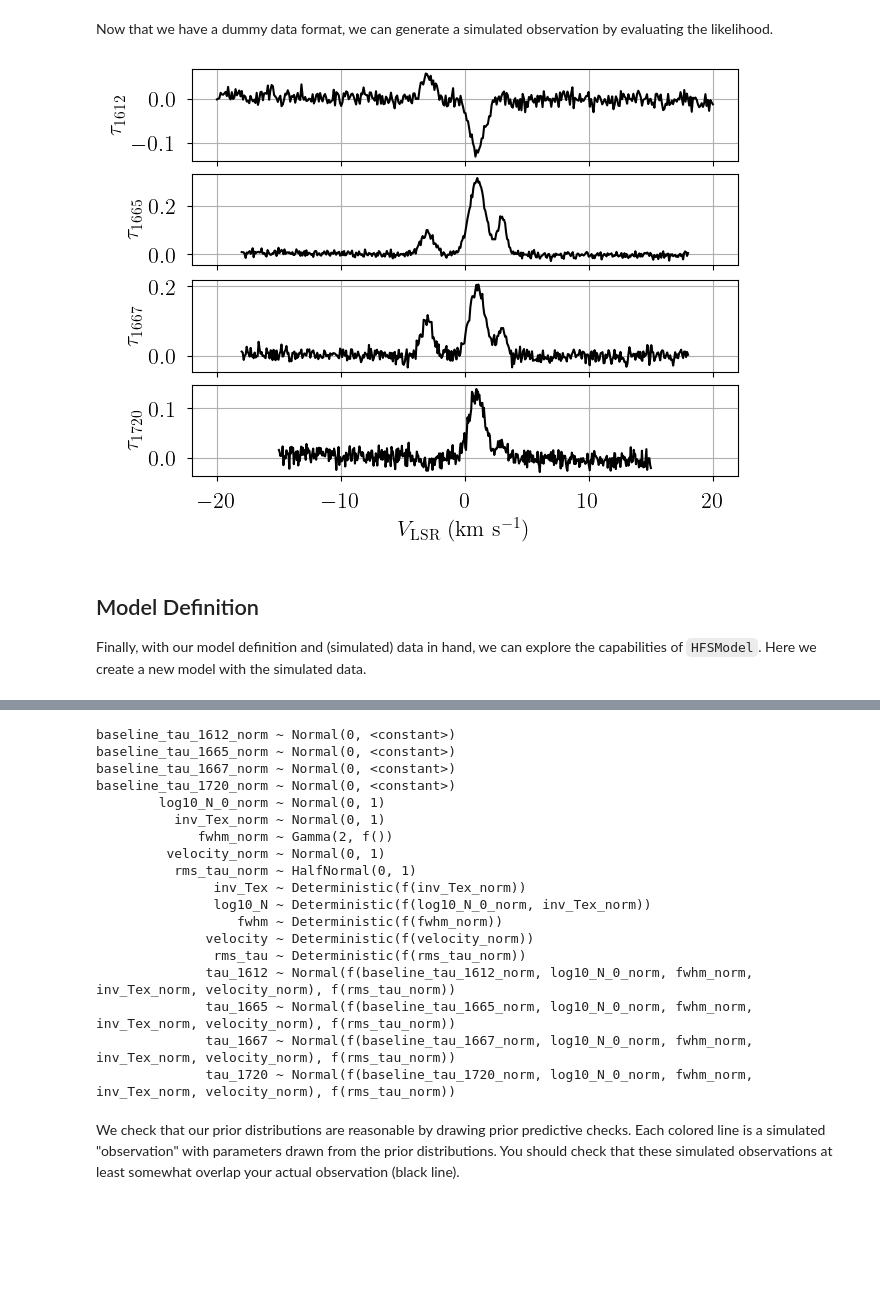
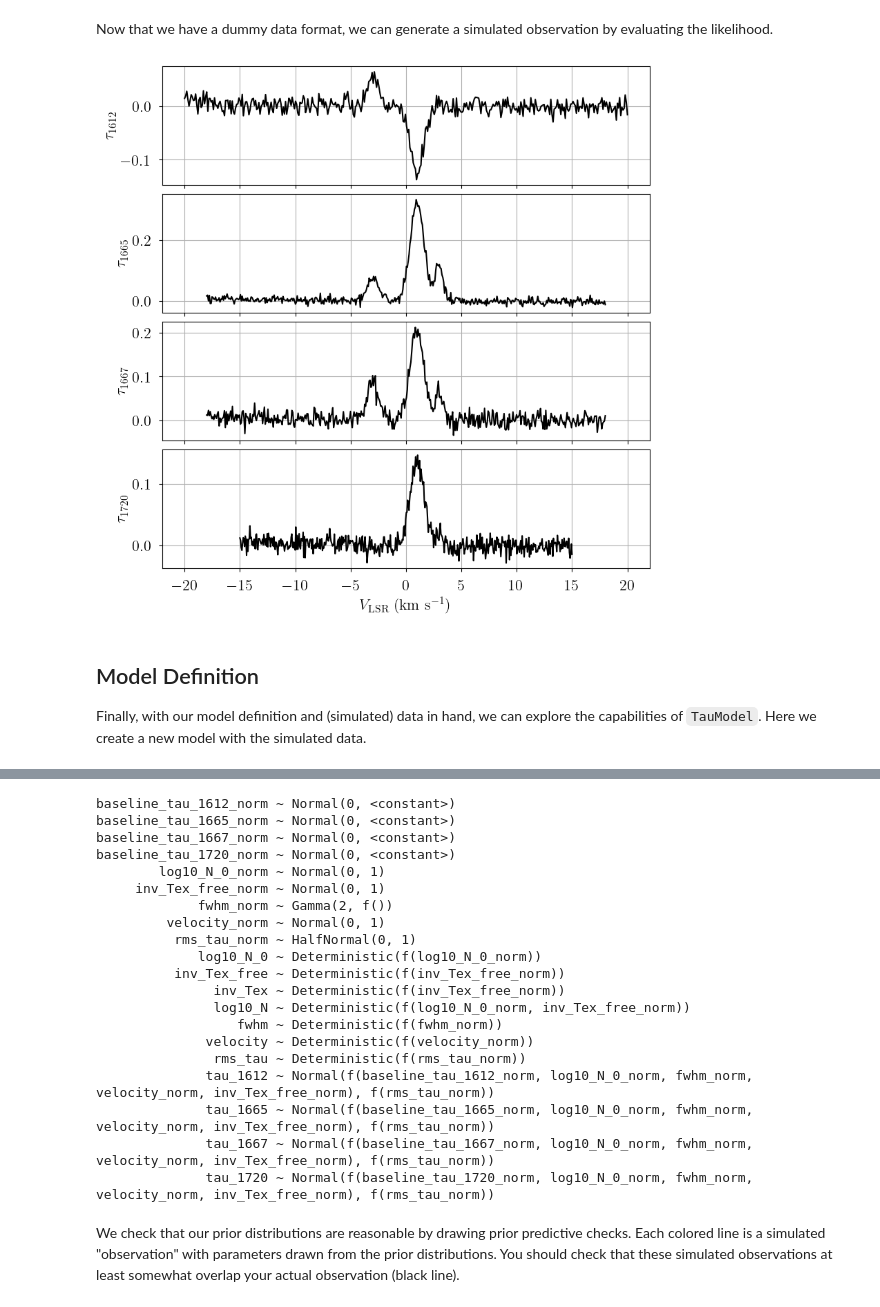
Before and after one commit to tvwenger/amoeba2, a Jupyter notebook: docs/source/notebooks/tau_model.ipynb, the cells around one changed output, grey strips where cells are left out. Saved outputs shown, nothing was run; the diff lists cells and outputs as text; code cells hidden in the pictures; blank space fills up the shorter version.

```diff
--- a/docs/source/notebooks/tau_model.ipynb
+++ b/docs/source/notebooks/tau_model.ipynb
@@ -65,12 +65,18 @@ tau = {label: rms_tau[label] * np.random.randn(len(velo_axis[label])) for label
 
 # TauModel expects four observations
 dummy_data = {
-    f"tau_{label}": SpecData(velo_axis[label], tau[label], rms_tau[label], xlabel=r"$V_{\rm LSR}$ (km s$^{-1}$)", ylabel=r"$\tau_{"+f"{label}"+r"}$")
+    f"tau_{label}": SpecData(
+        velo_axis[label],
+        tau[label],
+        rms_tau[label],
+        xlabel=r"$V_{\rm LSR}$ (km s$^{-1}$)",
+        ylabel=r"$\tau_{"+f"{label}"+r"}$"
+    )
     for label in velo_axis.keys()
 }
 
 # Plot dummy data
-fig, axes = plt.subplots(4, sharex=True, layout="constrained")
+fig, axes = plt.subplots(4, sharex=True, layout="constrained", figsize=(8, 8))
 for ax, dummy_datum in zip(axes, dummy_data.values()):
     ax.plot(dummy_datum.spectral, dummy_datum.brightness, "k-")
     ax.set_ylabel(dummy_datum.ylabel)
@@ -101,22 +107,21 @@ model.add_priors(
 model.add_likelihood()
 # %%
 # Evaluate likelihood for given model parameters
-# excitation temperature sum rule
-inv_Tex_free = np.array([[0.2, -0.2, 0.06], [0.06, 0.1, 0.2], [0.06, 0.06, 0.1]])
-inv_Tex_1720 = (
-    inv_Tex_free[1] * model.mol_data["freq"][1]
-    + inv_Tex_free[2] * model.mol_data["freq"][2]
-    - inv_Tex_free[0] * model.mol_data["freq"][0]
-) / model.mol_data["freq"][3]
-inv_Tex = np.concatenate([inv_Tex_free, inv_Tex_1720[None]], axis=0)
+# excitation temperature for 1612, 1665, and 1667 MHz
+inv_Tex_free = np.array([
+    [0.2, -0.2, 0.06], # cloud 0
+    [0.06, 0.1, 0.2], # cloud 1
+    [0.06, 0.06, 0.1] # cloud 2
+])
 
 sim_params = {
-    "log10_N_0_norm": np.array([1.0, 1.5, 0.5]),
-    "inv_Tex": inv_Tex,
+    "log10_N_0": np.array([14.0, 14.5, 13.5]),
+    "inv_Tex_free": inv_Tex_free,
     "fwhm": np.array([1.2, 1.5, 0.8]),
     "velocity": np.array([-3.0, 1.0, 3.0]),
     "rms_tau": np.array([0.01, 0.008, 0.012, 0.01]),
 }
+
 data = {}
 for i, label in enumerate(velo_axis.keys()):
     sim_params_label = sim_params.copy()
@@ -131,17 +136,17 @@ for i, label in enumerate(velo_axis.keys()):
     )
 # %%
 # Plot data
-fig, axes = plt.subplots(4, sharex=True, layout="constrained")
+fig, axes = plt.subplots(4, sharex=True, layout="constrained", figsize=(8, 8))
 for ax, datum in zip(axes, data.values()):
     ax.plot(datum.spectral, datum.brightness, "k-")
     ax.set_ylabel(datum.ylabel)
 _ = axes[-1].set_xlabel(datum.xlabel)
 # %% [output]
-[figure, old version]
+[figure, new version]
 # %% [markdown]
 ## Model Definition
 
-Finally, with our model definition and (simulated) data in hand, we can explore the capabilities of `HFSModel`. Here we create a new model with the simulated data.
+Finally, with our model definition and (simulated) data in hand, we can explore the capabilities of `TauModel`. Here we create a new model with the simulated data.
 # %%
 # Initialize and define the model
 model = TauModel(
@@ -175,19 +187,21 @@ baseline_tau_1665_norm ~ Normal(0, <constant>)
 baseline_tau_1667_norm ~ Normal(0, <constant>)
 baseline_tau_1720_norm ~ Normal(0, <constant>)
         log10_N_0_norm ~ Normal(0, 1)
-          inv_Tex_norm ~ Normal(0, 1)
+     inv_Tex_free_norm ~ Normal(0, 1)
              fwhm_norm ~ Gamma(2, f())
          velocity_norm ~ Normal(0, 1)
           rms_tau_norm ~ HalfNormal(0, 1)
-               inv_Tex ~ Deterministic(f(inv_Tex_norm))
-               log10_N ~ Deterministic(f(log10_N_0_norm, inv_Tex_norm))
+             log10_N_0 ~ Deterministic(f(log10_N_0_norm))
+          inv_Tex_free ~ Deterministic(f(inv_Tex_free_norm))
+               inv_Tex ~ Deterministic(f(inv_Tex_free_norm))
+               log10_N ~ Deterministic(f(log10_N_0_norm, inv_Tex_free_norm))
                   fwhm ~ Deterministic(f(fwhm_norm))
               velocity ~ Deterministic(f(velocity_norm))
                rms_tau ~ Deterministic(f(rms_tau_norm))
-              tau_1612 ~ Normal(f(baseline_tau_1612_norm, log10_N_0_norm, fwhm_norm, inv_Tex_norm, velocity_norm), f(rms_tau_norm))
-              tau_1665 ~ Normal(f(baseline_tau_1665_norm, log10_N_0_norm, fwhm_norm, inv_Tex_norm, velocity_norm), f(rms_tau_norm))
-              tau_1667 ~ Normal(f(baseline_tau_1667_norm, log10_N_0_norm, fwhm_norm, inv_Tex_norm, velocity_norm), f(rms_tau_norm))
-              tau_1720 ~ Normal(f(baseline_tau_1720_norm, log10_N_0_norm, fwhm_norm, inv_Tex_norm, velocity_norm), f(rms_tau_norm))
+              tau_1612 ~ Normal(f(baseline_tau_1612_norm, log10_N_0_norm, fwhm_norm, velocity_norm, inv_Tex_free_norm), f(rms_tau_norm))
+              tau_1665 ~ Normal(f(baseline_tau_1665_norm, log10_N_0_norm, fwhm_norm, velocity_norm, inv_Tex_free_norm), f(rms_tau_norm))
+              tau_1667 ~ Normal(f(baseline_tau_1667_norm, log10_N_0_norm, fwhm_norm, velocity_norm, inv_Tex_free_norm), f(rms_tau_norm))
+              tau_1720 ~ Normal(f(baseline_tau_1720_norm, log10_N_0_norm, fwhm_norm, velocity_norm, inv_Tex_free_norm), f(rms_tau_norm))
 # %% [markdown]
 We check that our prior distributions are reasonable by drawing prior predictive checks. Each colored line is a simulated "observation" with parameters drawn from the prior distributions. You should check that these simulated observations at least somewhat overlap your actual observation (black line).
 # %%
```
Also changed, not shown: parts of 18 cells of this notebook, 8 other files.
